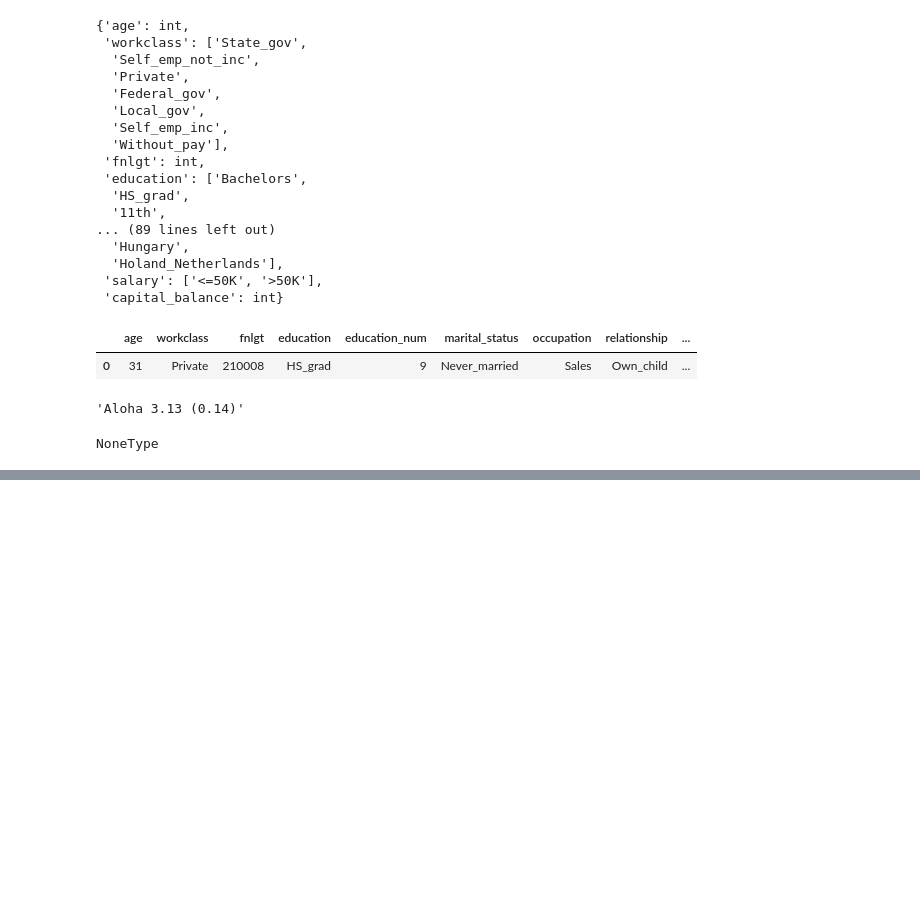
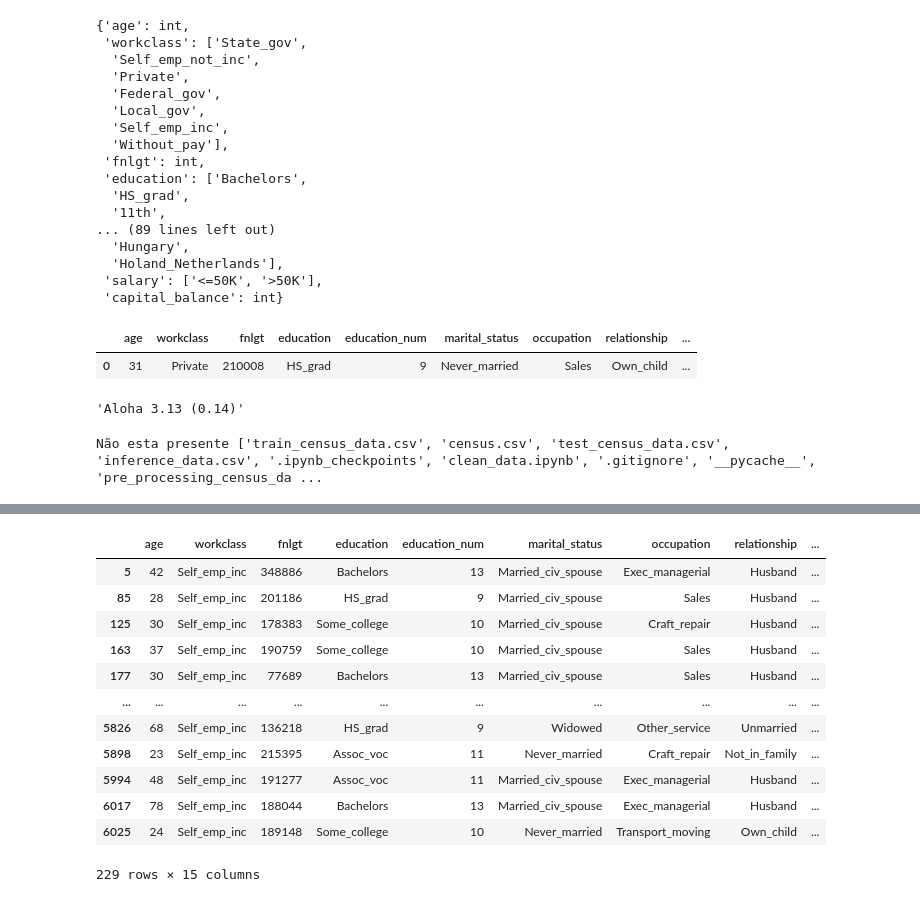
Before and after one commit to Bernovsk/Census_Machine_Learning_Deploy, a Jupyter notebook: data/clean_data.ipynb, the cells around one changed output, grey strips where cells are left out. Cells and saved outputs as stored; diff of their text form; code cells hidden in the pictures; blank space fills up the shorter version.

Commit message:
Final implementation of the tests and correction on some file paths

```diff
--- a/data/clean_data.ipynb
+++ b/data/clean_data.ipynb
@@ -210,7 +210,12 @@ test = "Aloha %.2f (%.2f)" %(3.13, 0.14)
 test
 # %% [output]
 'Aloha 3.13 (0.14)'
-# %%
-type(None)
-# %% [output]
-NoneType
+# %%
+import os
+
+if "pre_processing_census_data.csv" not in os.listdir('.'):
+    print('Salvando', os.listdir('.'))
+else:
+    print('Não esta presente', os.listdir('..'))
+# %% [output]
+Não esta presente ['train_census_data.csv', 'census.csv', 'test_census_data.csv', 'inference_data.csv', '.ipynb_checkpoints', 'clean_data.ipynb', '.gitignore', '__pycache__', 'pre_processing_census_da ...
@@ -216,0 +224,3 @@ NoneType
+# %%
+import pandas as pd
+df = pd.read_csv('test_census_data.csv')
@@ -216,0 +229,5 @@ NoneType
+# %%
+proc_data = data_preprocessing(df)
+
+proc_data.loc[proc_data['workclass'] == 'Self_emp_inc']
+# %% [output]
@@ -216,0 +237,13 @@ NoneType
+|  | age | workclass | fnlgt | education | education_num | marital_status | occupation | relationship | ... |
+| 5 | 42 | Self_emp_inc | 348886 | Bachelors | 13 | Married_civ_spouse | Exec_managerial | Husband | ... |
+| 85 | 28 | Self_emp_inc | 201186 | HS_grad | 9 | Married_civ_spouse | Sales | Husband | ... |
+| 125 | 30 | Self_emp_inc | 178383 | Some_college | 10 | Married_civ_spouse | Craft_repair | Husband | ... |
+| 163 | 37 | Self_emp_inc | 190759 | Some_college | 10 | Married_civ_spouse | Sales | Husband | ... |
+| 177 | 30 | Self_emp_inc | 77689 | Bachelors | 13 | Married_civ_spouse | Sales | Husband | ... |
+| ... | ... | ... | ... | ... | ... | ... | ... | ... | ... |
+| 5826 | 68 | Self_emp_inc | 136218 | HS_grad | 9 | Widowed | Other_service | Unmarried | ... |
+| 5898 | 23 | Self_emp_inc | 215395 | Assoc_voc | 11 | Never_married | Craft_repair | Not_in_family | ... |
+| 5994 | 48 | Self_emp_inc | 191277 | Assoc_voc | 11 | Married_civ_spouse | Exec_managerial | Husband | ... |
+| 6017 | 78 | Self_emp_inc | 188044 | Bachelors | 13 | Married_civ_spouse | Exec_managerial | Husband | ... |
+| 6025 | 24 | Self_emp_inc | 189148 | Some_college | 10 | Never_married | Transport_moving | Own_child | ... |
+229 rows × 15 columns
```
Also changed, not shown: parts of 3 cells of this notebook, 14 other files.
